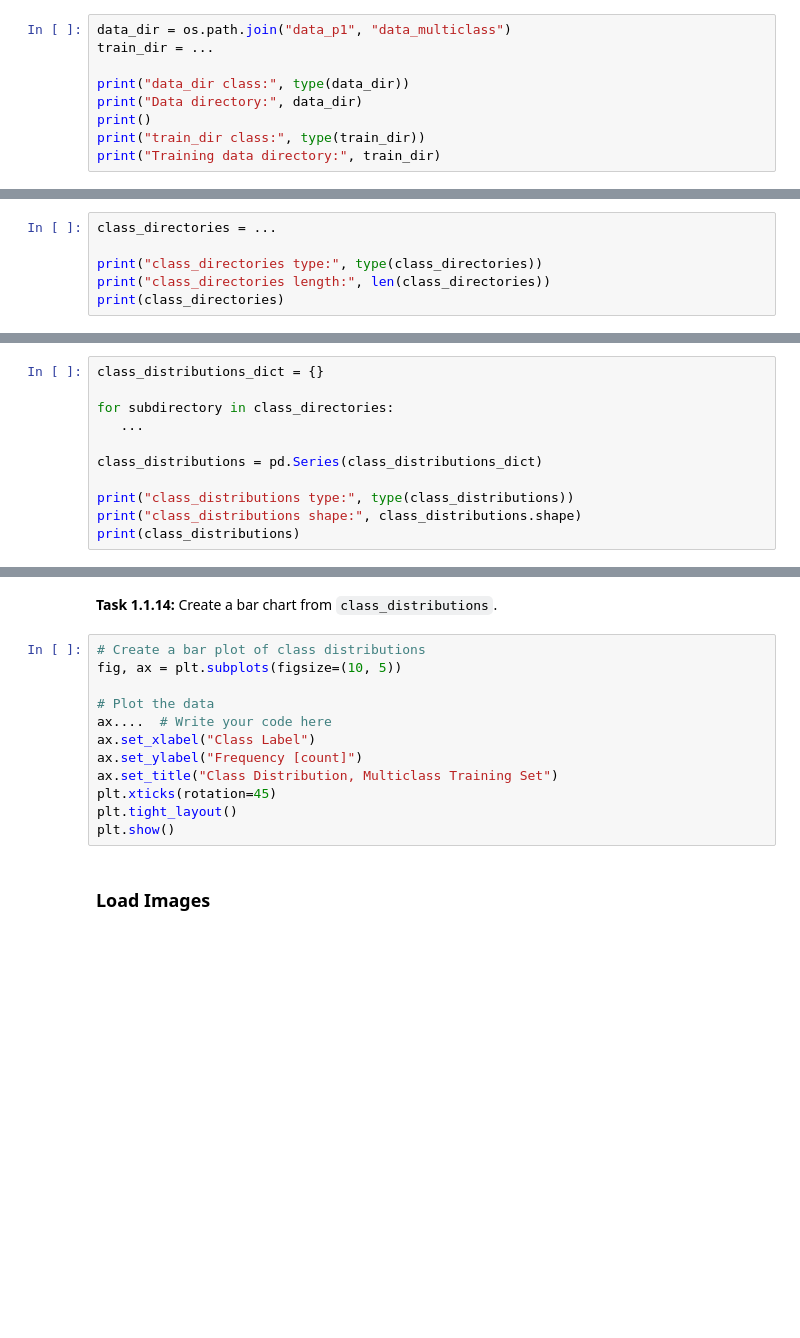
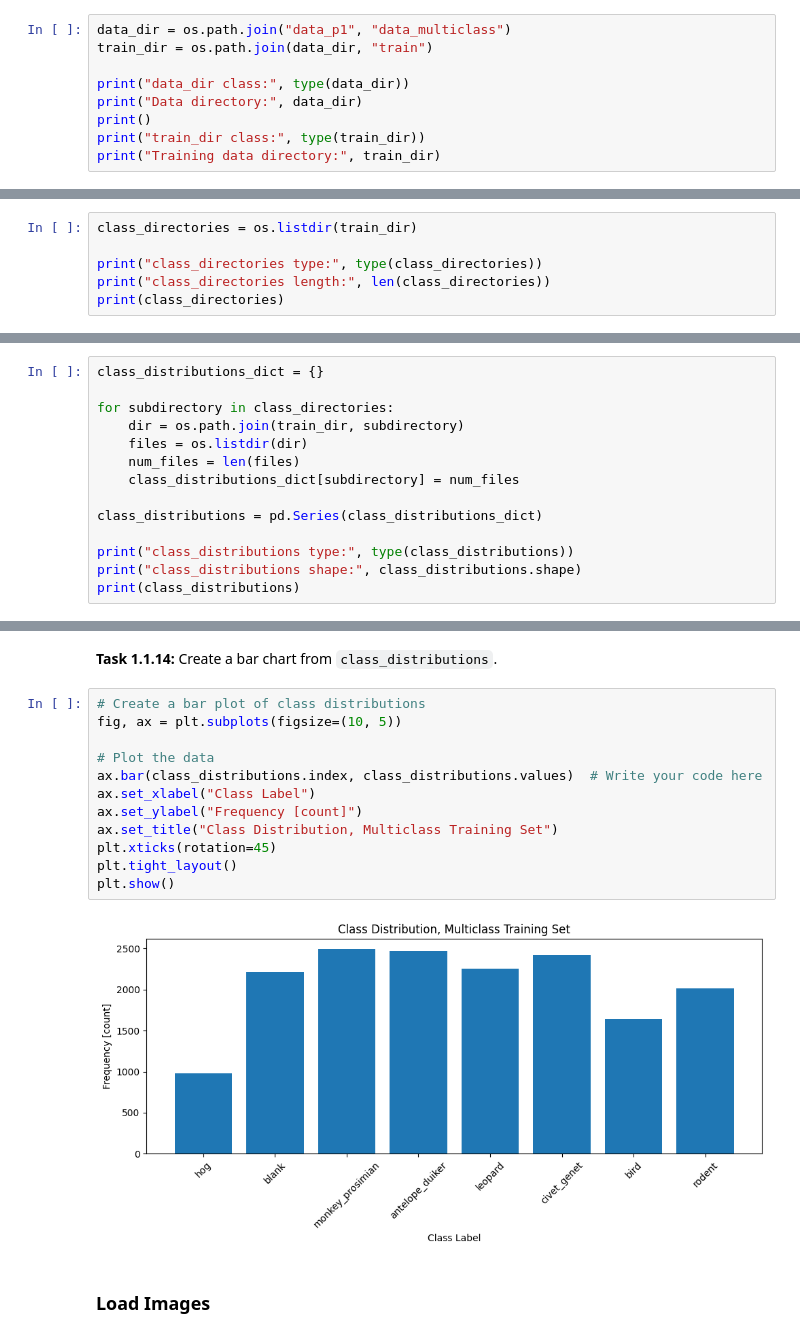
Before and after one commit to Phavour-EBEN/Applied-AI-Lab-Computer-Vision, a Jupyter notebook: 011-image-as-data.ipynb, the cells around one changed output, grey strips where cells are left out. Cells and saved outputs as stored; diff of their text form; blank space fills up the shorter version.

Commit message:
Complete image-as-data notebook

```diff
--- a/011-image-as-data.ipynb
+++ b/011-image-as-data.ipynb
@@ -364,7 +364,7 @@ Up next, let's apply our new skills by exploring the dataset for this project.
 **Task 1.1.11:** Following the pattern of `data_dir`, assign the path to the multi-class training data to `train_dir`.
 # %%
 data_dir = os.path.join("data_p1", "data_multiclass")
-train_dir = ...
+train_dir = os.path.join(data_dir, "train")
 
 print("data_dir class:", type(data_dir))
 print("Data directory:", data_dir)
@@ -376,7 +382,7 @@ Next, we'll list the contents of our training directory.
 # %% [markdown]
 **Task 1.1.12:** Create a list of the contents of `train_dir`, and assign the result to `class_directories`.
 # %%
-class_directories = ...
+class_directories = os.listdir(train_dir)
 
 print("class_directories type:", type(class_directories))
 print("class_directories length:", len(class_directories))
@@ -391,7 +401,10 @@ Now that we know how our data is organized, let's check the distribution of our
 class_distributions_dict = {}
 
 for subdirectory in class_directories:
-   ...
+    dir = os.path.join(train_dir, subdirectory)
+    files = os.listdir(dir)
+    num_files = len(files)
+    class_distributions_dict[subdirectory] = num_files
 
 class_distributions = pd.Series(class_distributions_dict)
 
@@ -405,15 +430,17 @@ Let's make a bar chart from `class_distributions`.
 # %%
 # Create a bar plot of class distributions
 fig, ax = plt.subplots(figsize=(10, 5))
 
 # Plot the data
-ax....  # Write your code here
+ax.bar(class_distributions.index, class_distributions.values)  # Write your code here
 ax.set_xlabel("Class Label")
 ax.set_ylabel("Frequency [count]")
 ax.set_title("Class Distribution, Multiclass Training Set")
 plt.xticks(rotation=45)
 plt.tight_layout()
 plt.show()
+# %% [output]
+[figure, added]
 # %% [markdown]
 ### Load Images
 # %%
```
Also changed, not shown: parts of 14 cells of this notebook.
